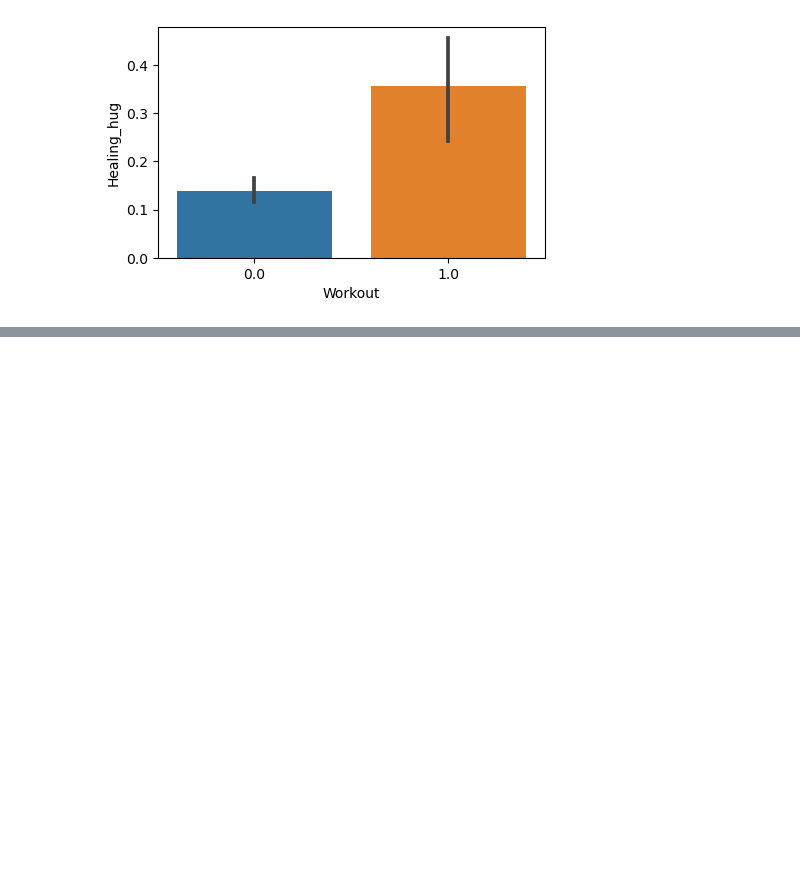
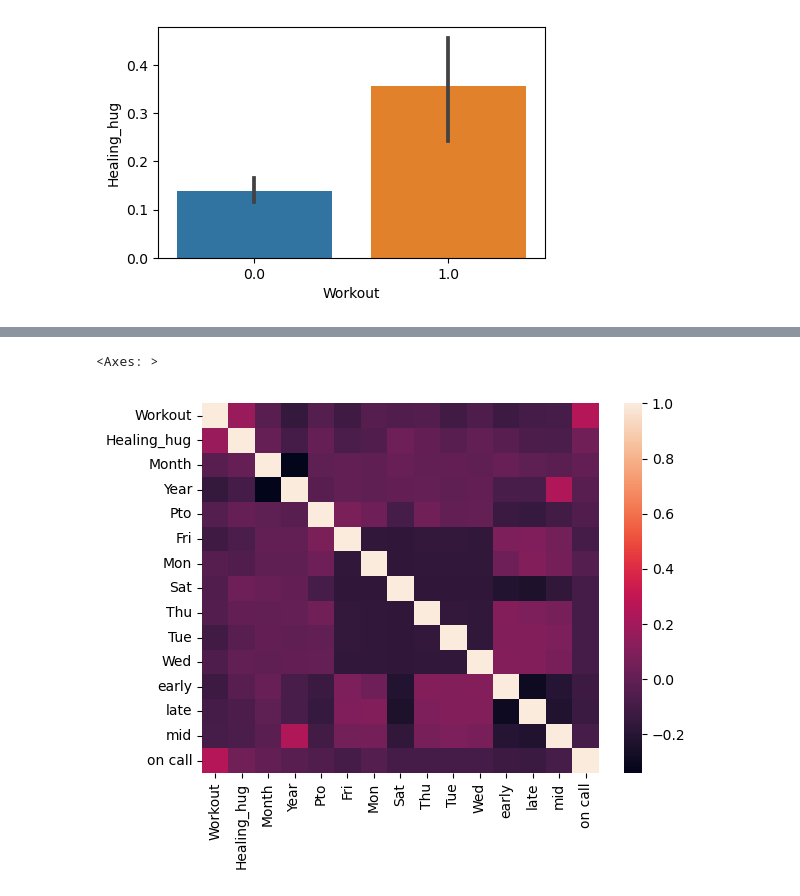
Before and after one commit to oto235/Jason-Schwarz-Data-Science-Portfolio, a Jupyter notebook: main.ipynb, the cells around one changed output, grey strips where cells are left out. Drawn from its saved outputs; the diff is of its cells as text; code cells hidden in the pictures; blank space fills up the shorter version.

```diff
--- a/main.ipynb
+++ b/main.ipynb
@@ -149,0 +173,5 @@ for i in range(len(ys)):
+# %%
+sns.heatmap(hh_log.corr())
+# %% [output]
+<Axes: >
+[figure, added]
```
Also changed, not shown: parts of 28 cells of this notebook.
